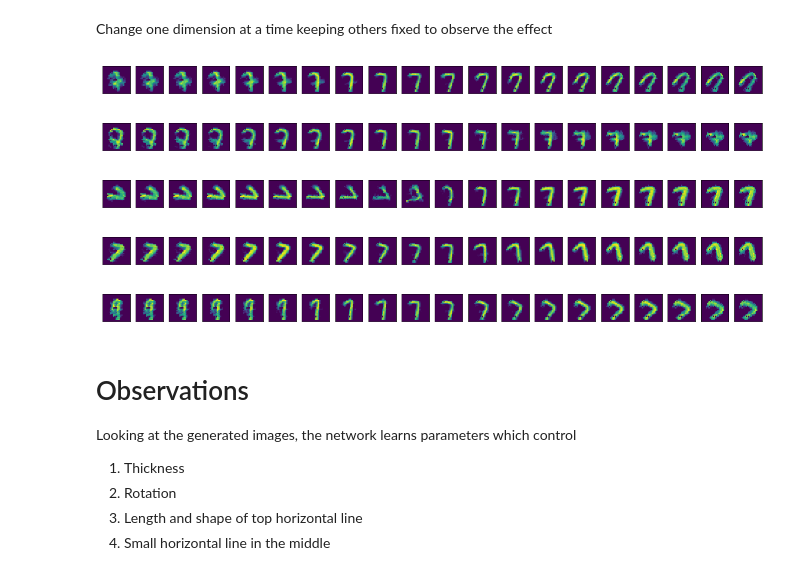
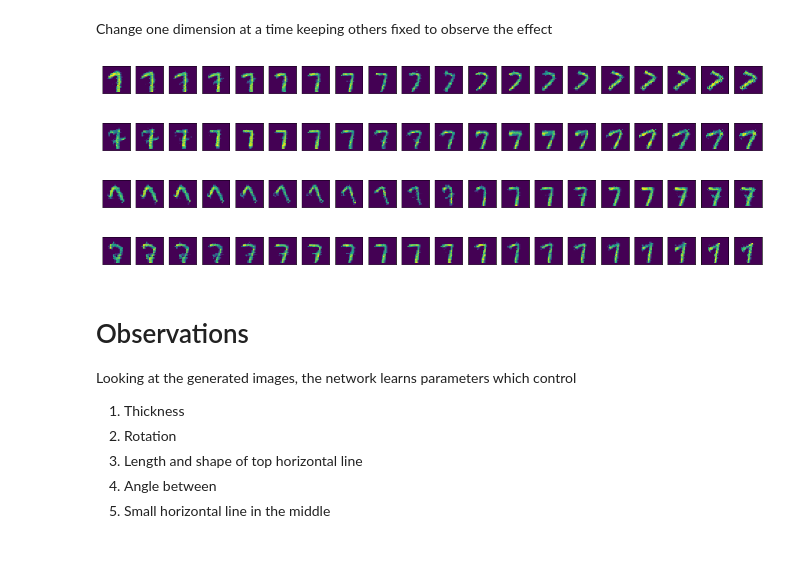
Before and after one commit to bhushanmalgaonkar/variational-autoencoder, a Jupyter notebook: variational-autoencoder-poor-sevens.ipynb, the cells around one changed output. Saved outputs shown, nothing was run; the diff lists cells and outputs as text; code cells hidden in the pictures.

```diff
--- a/variational-autoencoder-poor-sevens.ipynb
+++ b/variational-autoencoder-poor-sevens.ipynb
@@ -62,7 +62,7 @@ X = tf.placeholder(dtype='float', shape=[None, 28, 28, 1], name='X')
 Y = tf.placeholder(dtype='float', shape=[None, 28, 28, 1], name='Y')
 Y_flat = tf.reshape(Y, [-1, 28*28])
 
-n_gaussians = 5
+n_gaussians = 4
 # %%
 def encoder(X):
 
@@ -142,10 +142,10 @@ loss = mse + kld
 optimizer = tf.train.AdamOptimizer(0.0004).minimize(loss)
 # %%
 batch_size = 1000
-num_epochs = 500
-display_step = 50
-log_step = 1
-save_step = 50
+num_epochs = 20000
+display_step = 1000
+log_step = 5
+save_step = 500
 
 total_samples_train = train.shape[0]
 total_samples_test = test.shape[0]
@@ -171,6 +171,8 @@ for epoch in range(num_epochs):
 
   loss_val /= total_samples_train
 
+  if epoch % log_step == 0:
+    train_loss.append(loss_val)
   if epoch % display_step == 0:
     print('Epoch: {}, Loss: {}'.format(epoch, loss_val))
   if epoch % save_step == 0:
@@ -227,19 +240,18 @@ Change one dimension at a time keeping others fixed to observe the effect
 # %%
 num_tweaked_images = 20
 for dim in range(n_gaussians):
   tweaked_vectors = []
-  for new_val in np.linspace(-5, 5, num_tweaked_images):
+  for new_val in np.linspace(-2, 2, num_tweaked_images):
     tweaked_vec = ref_img.copy()
     tweaked_vec[dim] = new_val
     tweaked_vectors.append(tweaked_vec)
   gen_images = sess.run(generate_image, feed_dict={Z: np.array(tweaked_vectors)})
   plot_images(gen_images.reshape([-1, 28, 28]))
 # %% [output]
-[figure, old version]
+[figure, new version]
-[figure, old version]
+[figure, new version]
-[figure, old version]
+[figure, new version]
-[figure, old version]
+[figure, new version]
-[figure, removed]
 # %% [markdown]
 # Observations
 
@@ -248,4 +260,5 @@ Looking at the generated images, the network learns parameters which control
 1. Thickness
 2. Rotation
 3. Length and shape of top horizontal line
-4. Small horizontal line in the middle
+4. Angle between
+5. Small horizontal line in the middle
```
Also changed, not shown: parts of 6 cells of this notebook.
